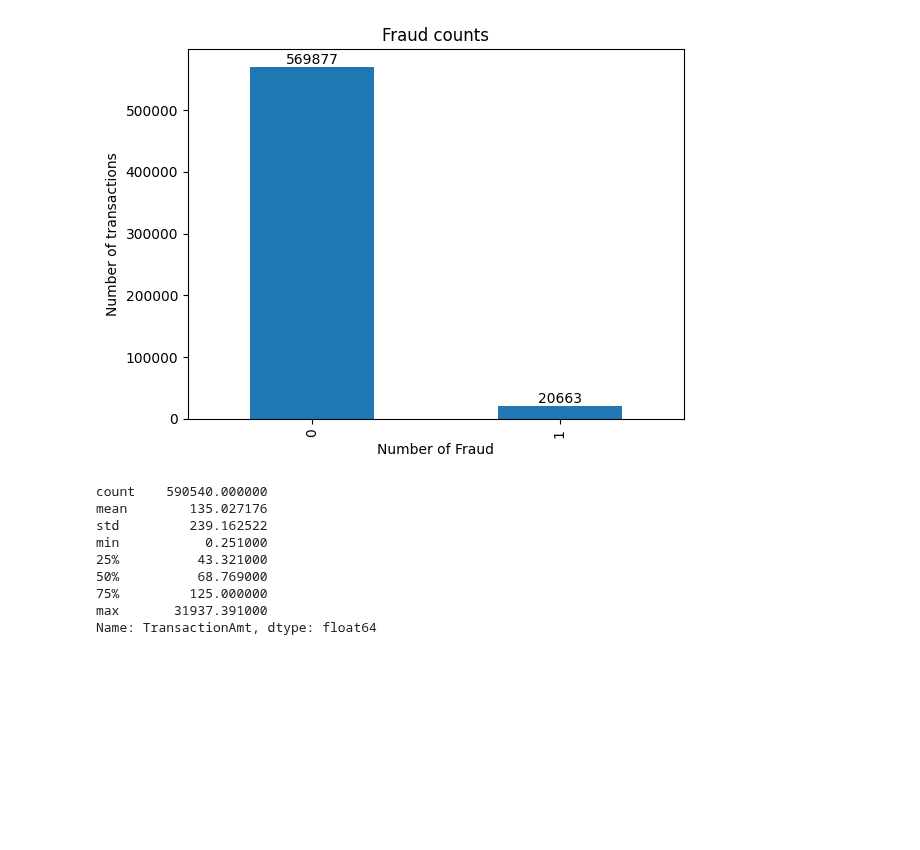
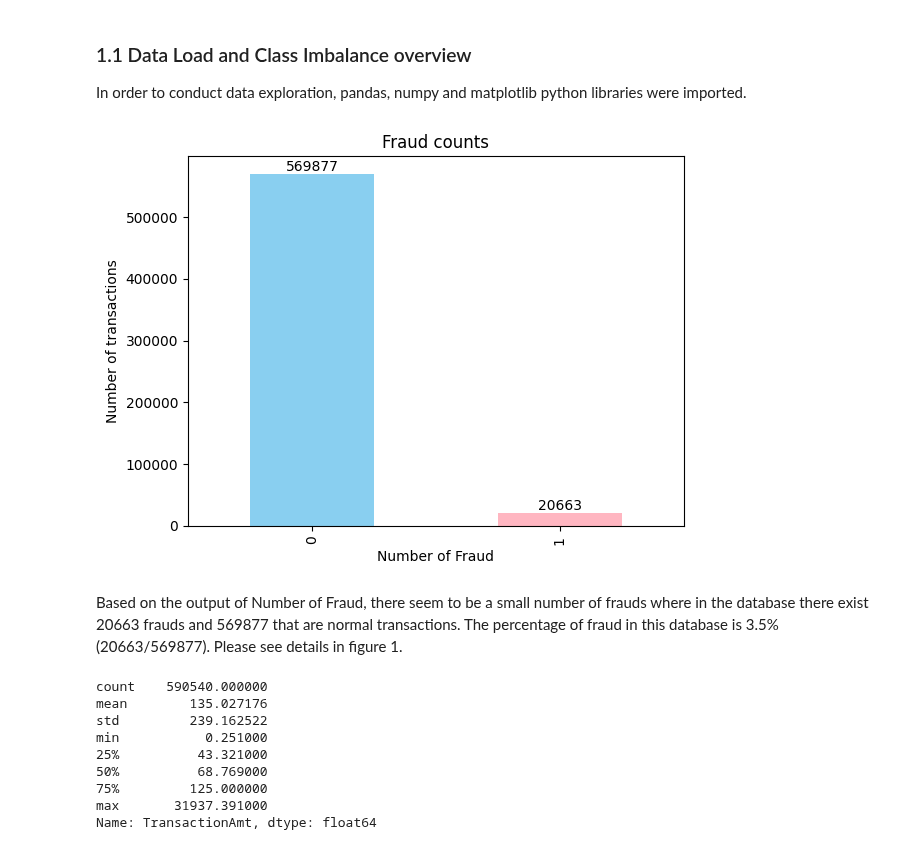
Before and after one commit to millxcc7/WIM-Direct-Research-MLFraudDetection, a Jupyter notebook: Task 3.ipynb, the cells around one changed output. Saved outputs shown, nothing was run; the diff lists cells and outputs as text; code cells hidden in the pictures; blank space fills up the shorter version.

```diff
--- a/Task 3.ipynb
+++ b/Task 3.ipynb
@@ -1,30 +10,37 @@
+# %% [markdown]
+### 1.1 Data Load and Class Imbalance overview
+
+In order to conduct data exploration, pandas, numpy and matplotlib python libraries were imported.
 # %%
-# TASK 3 PART ONE ---------------------------------------
 # Importing Libraries
 import pandas as pd
 import numpy as np
 import matplotlib.pyplot as plt
 
 
 # Label Data Files
 train_transaction = pd.read_csv("Data/train_transaction.csv")
 train_identity = pd.read_csv("Data/train_identity.csv")
 
 # Merging two databse by identity id by creating a new dataframe
 df = train_transaction.merge(train_identity, on="TransactionID", how="left")
 
 #checks
 # print("Transaction:", train_transaction.shape)
 # print("Identity:   ", train_identity.shape)
 # print("Merged:     ", df.shape)
 
 #Counting the fraud using Bar Chart
 counts = df["isFraud"].value_counts()
-fraud_bar = counts.plot(kind="bar", title="Fraud counts", xlabel="Number of Fraud", ylabel="Number of transactions")
+colors = counts.index.map({0: "#89CFF0", 1: "#FFB6C1"})  # baby blue, light pink
+fraud_bar = counts.plot(kind="bar", color=colors, title="Fraud counts", xlabel="Number of Fraud", ylabel="Number of transactions")
 fraud_bar.bar_label(fraud_bar.containers[0])
 plt.show()
 # %% [output]
-[figure, old version]
+[figure, new version]
+# %% [markdown]
+
+Based on the output of Number of Fraud, there seem to be a small number of frauds where in the database there exist 20663 frauds and 569877 that are normal transactions. The percentage of fraud in this database is 3.5% (20663/569877). Please see details in figure 1.
 # %%
 # see the transactionamt summary first
 print(df["TransactionAmt"].describe())
```
Also changed, not shown: parts of 17 cells of this notebook, 1 other file.
